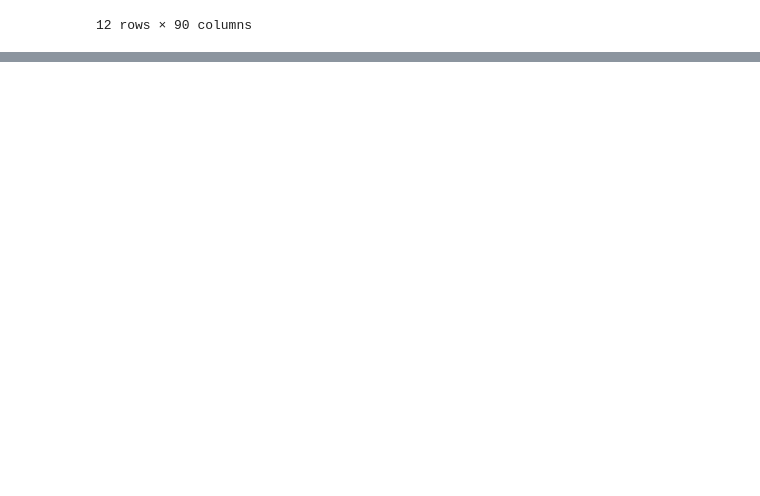
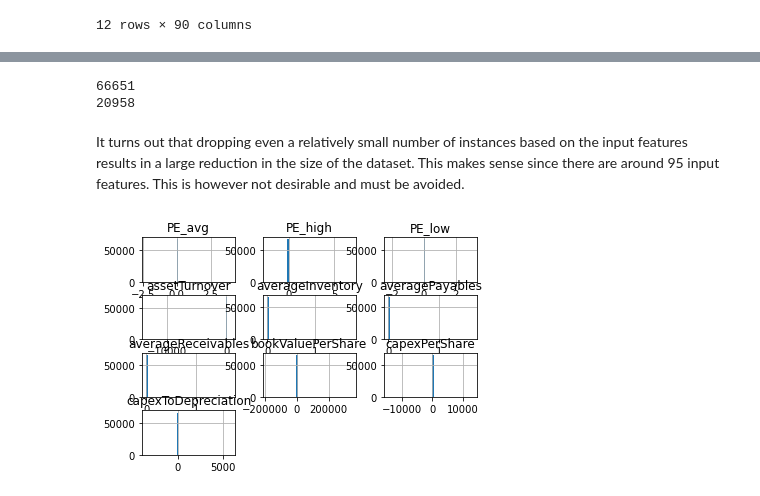
Before and after one commit to oldhiltonian/nyse-ml, a Jupyter notebook: nyse_ml/1_initial.ipynb, the cells around one changed output, grey strips where cells are left out. Cells and saved outputs as stored; diff of their text form; code cells hidden in the pictures; blank space fills up the shorter version.

```diff
--- a/nyse_ml/1_initial.ipynb
+++ b/nyse_ml/1_initial.ipynb
@@ -379,8 +381,19 @@ eps 10 -10
 # %%
-import json
-
-with open('metric_bounds.json') as f:
-    metric_bounds = json.load(f)
+print(len(cleaned_df))
+dropped_df = cleaned_df.copy()
+for metric, bounds in metric_bounds.items():
+    lower, upper = bounds[0], bounds[1]
+    dropped_df = dropped_df[(dropped_df[metric] >= lower) & (dropped_df[metric] <= upper)]
+print(len(dropped_df))
+# %% [output]
+66651
+20958
+# %% [markdown]
+It turns out that dropping even a relatively small number of instances based on the input features results in a large reduction in the size of the dataset. This makes sense since there are around 95 input features. This is however not desirable and must be avoided.
 # %%
 df_keys = sorted(cleaned_df.columns.tolist())
+cleaned_df[df_keys[:10]].hist(bins=50)
+plt.show()
+# %% [output]
+[figure, added]
 # %%
```
Also changed, not shown: parts of 11 cells of this notebook.
